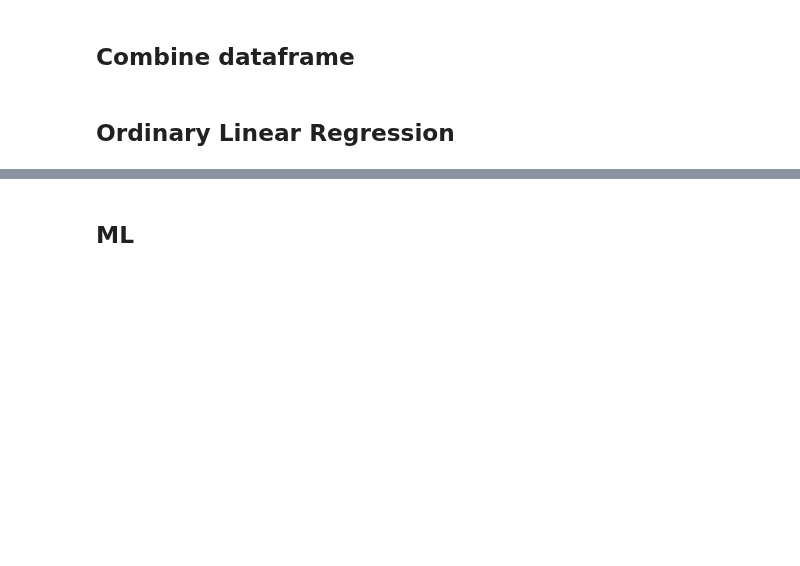
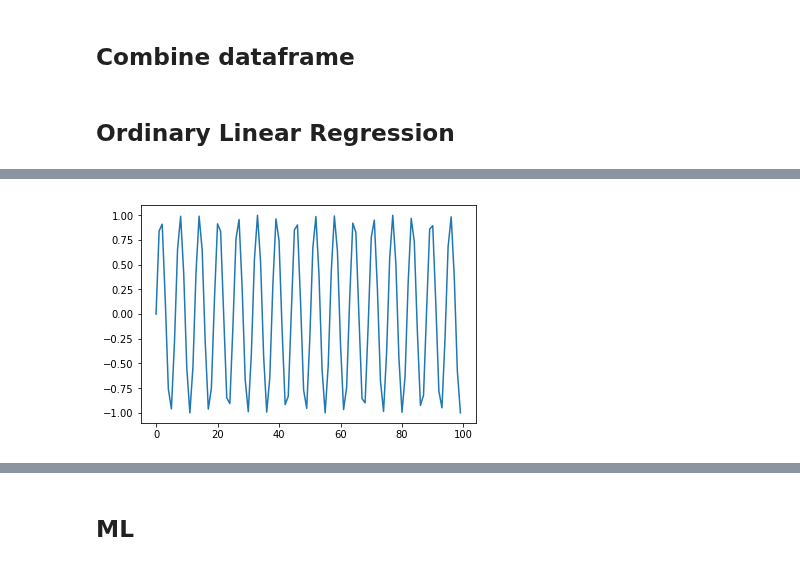
Before and after one commit to fablabbcn/smartcitizen-data, a Jupyter notebook: notebooks/Data-Analysis.ipynb, the cells around one changed output, grey strips where cells are left out. Drawn from its saved outputs; the diff is of its cells as text; code cells hidden in the pictures; blank space fills up the shorter version.

```diff
--- a/notebooks/Data-Analysis.ipynb
+++ b/notebooks/Data-Analysis.ipynb
@@ -1315,0 +1394,10 @@ plot.show()
+# %%
+import matplotlib.pyplot as pyplot
+
+x = np.arange(0,100)
+y = np.sin(x)
+
+pyplot.plot(x,y)
+plot.show()
+# %% [output]
+[figure, added]
```
Also changed, not shown: parts of 9 cells of this notebook, 1 other file.
